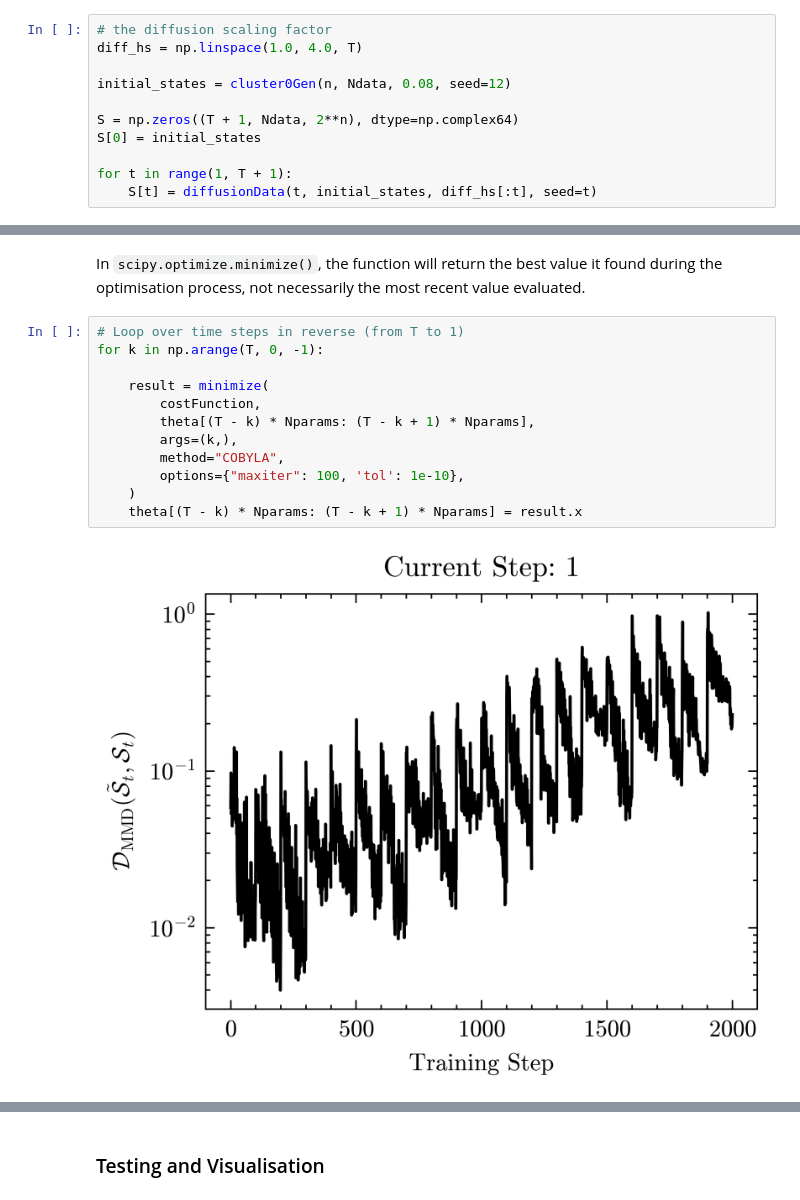
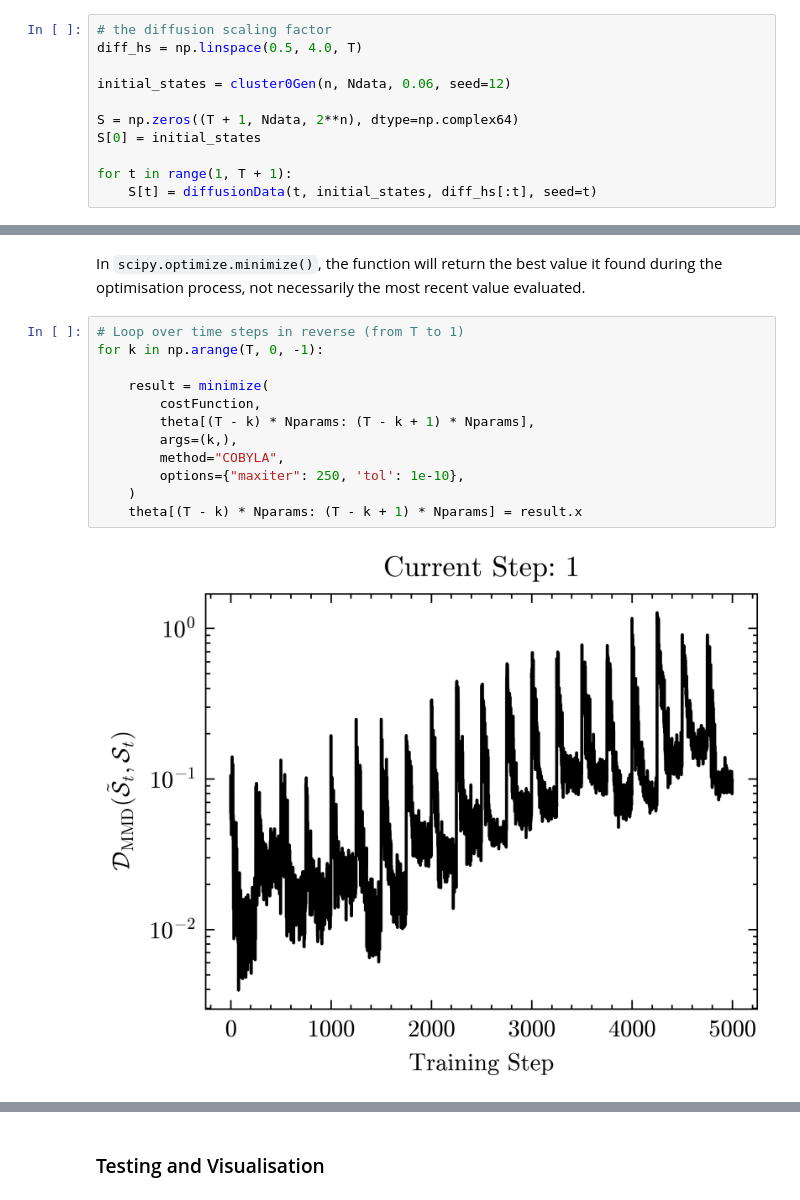
Before and after one commit to DanielQuinn53/QuantumDiffusionDenoising, a Jupyter notebook: Better Attempt/Cluster/Clustered-Ensemble-2qubit.ipynb, the cells around one changed output, grey strips where cells are left out. Drawn from its saved outputs; the diff is of its cells as text.

```diff
--- a/Better Attempt/Cluster/Clustered-Ensemble-2qubit.ipynb
+++ b/Better Attempt/Cluster/Clustered-Ensemble-2qubit.ipynb
@@ -123,9 +123,9 @@ def diffusionData(t, inputs, diff_hs, seed):
 Now, let us visualise the diffusion process. We first generate the initial ensemble of quantum states using the `cluster0Gen` function. Then, we define a scaling factor `diff_hs` and use the `diffusionData` function to evolve the quantum states over multiple time steps, storing the results in the array `S`. This allows us to track the evolution of the ensemble through the diffusion process.
 # %%
 # the diffusion scaling factor
-diff_hs = np.linspace(1.0, 4.0, T)
+diff_hs = np.linspace(0.5, 4.0, T)
 
-initial_states = cluster0Gen(n, Ndata, 0.08, seed=12)
+initial_states = cluster0Gen(n, Ndata, 0.06, seed=12)
 
 S = np.zeros((T + 1, Ndata, 2**n), dtype=np.complex64)
 S[0] = initial_states
@@ -242,17 +242,17 @@ In `scipy.optimize.minimize()`, the function will return the best value it found
 # %%
 # Loop over time steps in reverse (from T to 1)
 for k in np.arange(T, 0, -1):
 
     result = minimize(
         costFunction,
         theta[(T - k) * Nparams: (T - k + 1) * Nparams],
         args=(k,),
         method="COBYLA",
-        options={"maxiter": 100, 'tol': 1e-10},
+        options={"maxiter": 250, 'tol': 1e-10},
     )
     theta[(T - k) * Nparams: (T - k + 1) * Nparams] = result.x
 # %% [output]
-[figure, old version]
+[figure, new version]
 # %%
 plt.xlabel("Training Step")
 plt.yscale('log')
```
Also changed, not shown: parts of 4 cells of this notebook, 10 other files.
